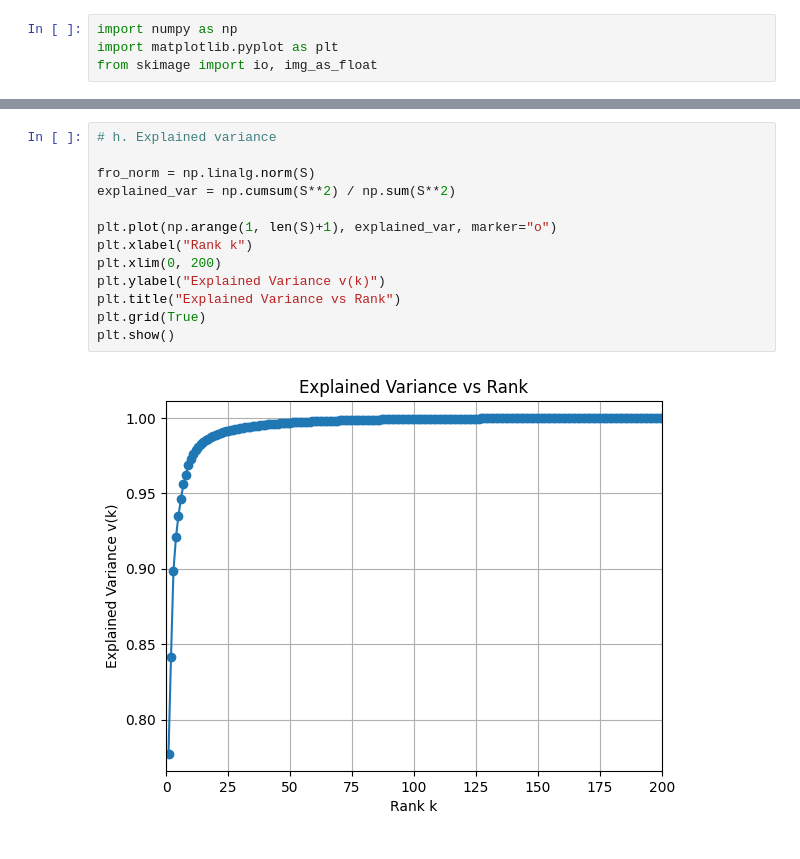
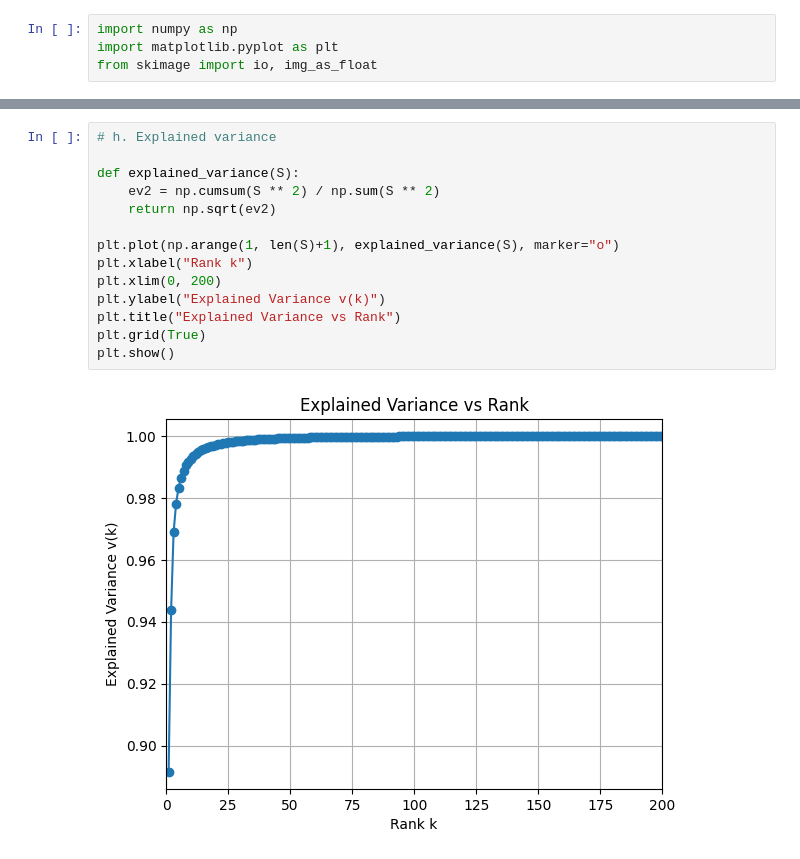
Before and after one commit to dalala333/ma4222, a Jupyter notebook: mini_project_1.ipynb, the cells around one changed output, grey strips where cells are left out. Drawn from its saved outputs; the diff is of its cells as text.

```diff
--- a/mini_project_1.ipynb
+++ b/mini_project_1.ipynb
@@ -115,18 +116,19 @@ Rank | PSNR
 # %%
 # h. Explained variance
 
-fro_norm = np.linalg.norm(S)
-explained_var = np.cumsum(S**2) / np.sum(S**2)
+def explained_variance(S):
+    ev2 = np.cumsum(S ** 2) / np.sum(S ** 2)
+    return np.sqrt(ev2)
 
-plt.plot(np.arange(1, len(S)+1), explained_var, marker="o")
+plt.plot(np.arange(1, len(S)+1), explained_variance(S), marker="o")
 plt.xlabel("Rank k")
 plt.xlim(0, 200)
 plt.ylabel("Explained Variance v(k)")
 plt.title("Explained Variance vs Rank")
 plt.grid(True)
 plt.show()
 # %% [output]
-[figure, old version]
+[figure, new version]
 # %%
 # i. Color image compression
 
```
Also changed, not shown: parts of 14 cells of this notebook, 14 other files.
